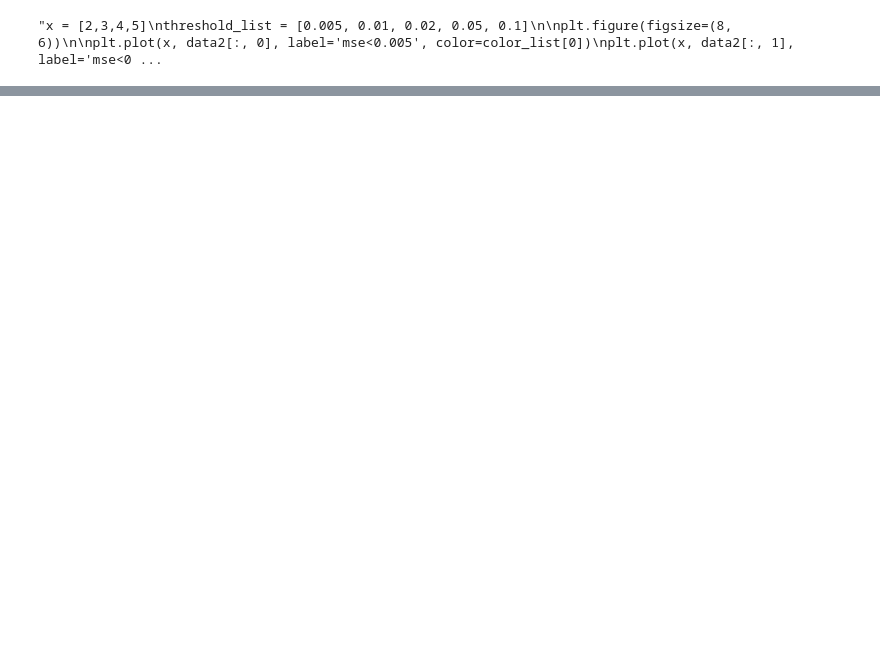
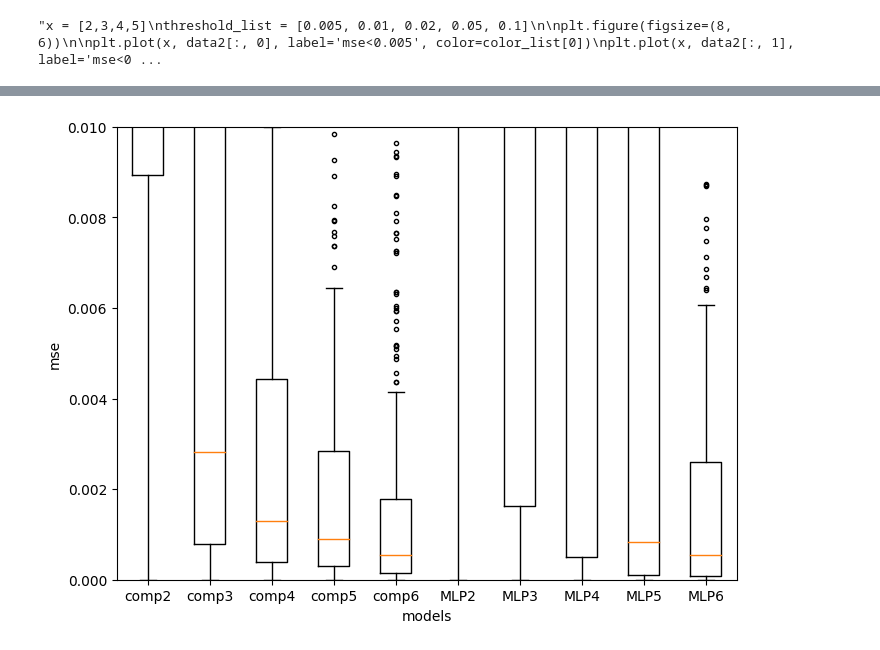
Before and after one commit to maplecai/competitve_network, a Jupyter notebook: analyze.ipynb, the cells around one changed output, grey strips where cells are left out. Cells and saved outputs as stored; diff of their text form; code cells hidden in the pictures; blank space fills up the shorter version.

```diff
--- a/analyze.ipynb
+++ b/analyze.ipynb
@@ -213,0 +146,11 @@ plt.show()
+# %%
+# rectangular box plot
+plt.figure(figsize=(8, 6), dpi=100)
+plt.boxplot(mse_lists.T, sym='.', labels=['comp2', 'comp3', 'comp4', 'comp5', 'comp6', 'MLP2', 'MLP3', 'MLP4', 'MLP5', 'MLP6'])
+plt.ylim([0, 0.01])
+plt.xlabel('models')
+plt.ylabel('mse')
+plt.savefig('figures/mse_boxplot.png')
+plt.show()
+# %% [output]
+[figure, added]
```
Also changed, not shown: parts of 12 cells of this notebook, 14 other files.
